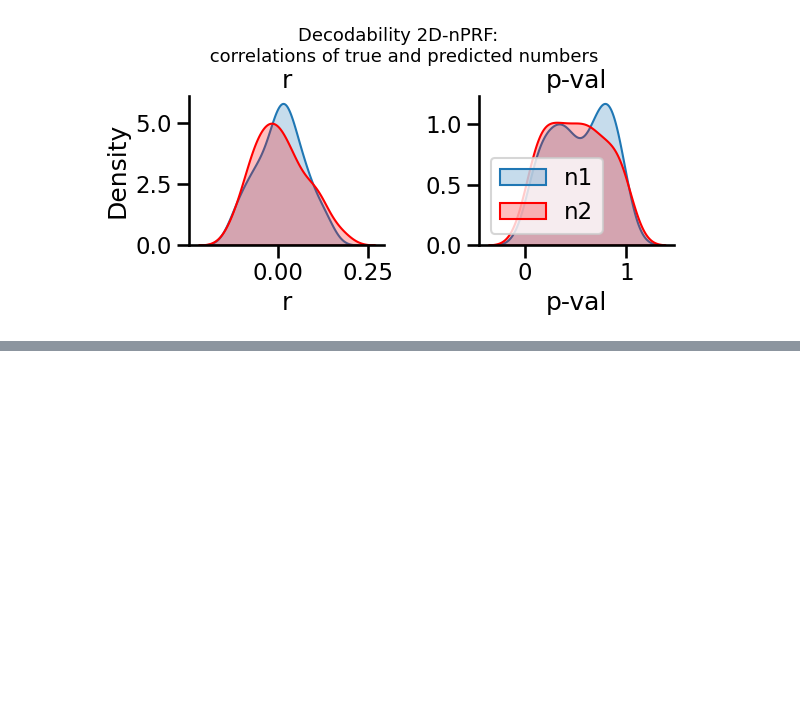
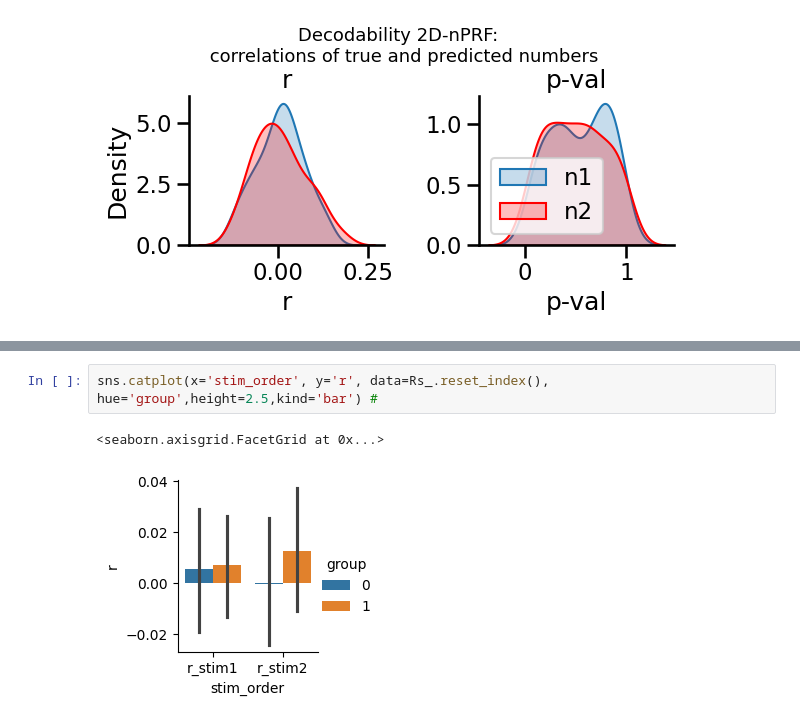
Before and after one commit to mrenke/numrisk, a Jupyter notebook: numrisk/neural_general/decodingNPRF-2D_defaultAna.ipynb, the cells around one changed output, grey strips where cells are left out. Saved outputs shown, nothing was run; the diff lists cells and outputs as text; blank space fills up the shorter version.

```diff
--- a/numrisk/neural_general/decodingNPRF-2D_defaultAna.ipynb
+++ b/numrisk/neural_general/decodingNPRF-2D_defaultAna.ipynb
@@ -88 +125,6 @@ plt.show()
+# %%
+sns.catplot(x='stim_order', y='r', data=Rs_.reset_index(), hue='group',height=2.5,kind='bar') #
+# %% [output]
+<seaborn.axisgrid.FacetGrid at 0x...>
+[figure, added]
 # %%
```
Also changed, not shown: parts of 5 cells of this notebook, 1 other file.
